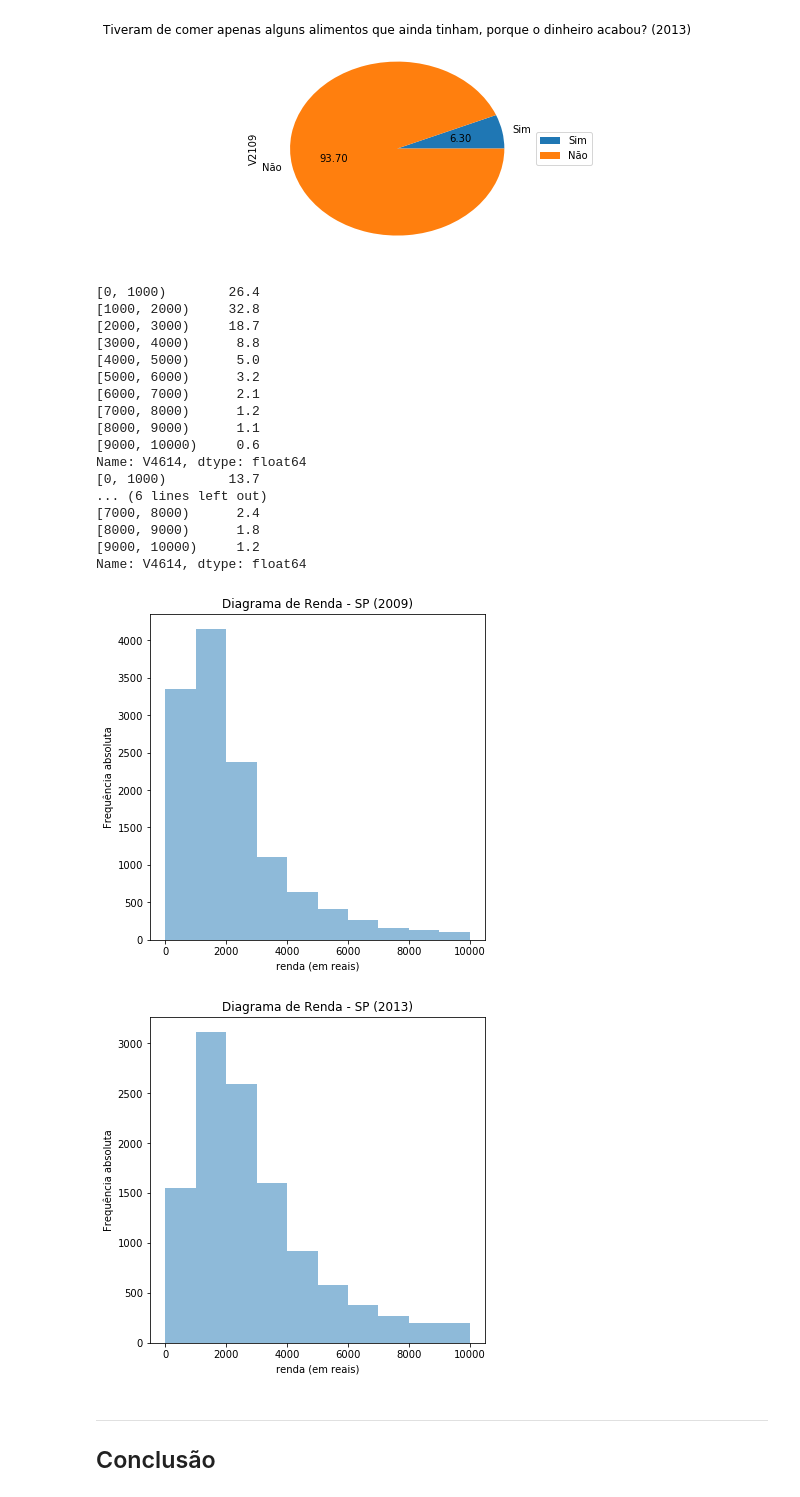
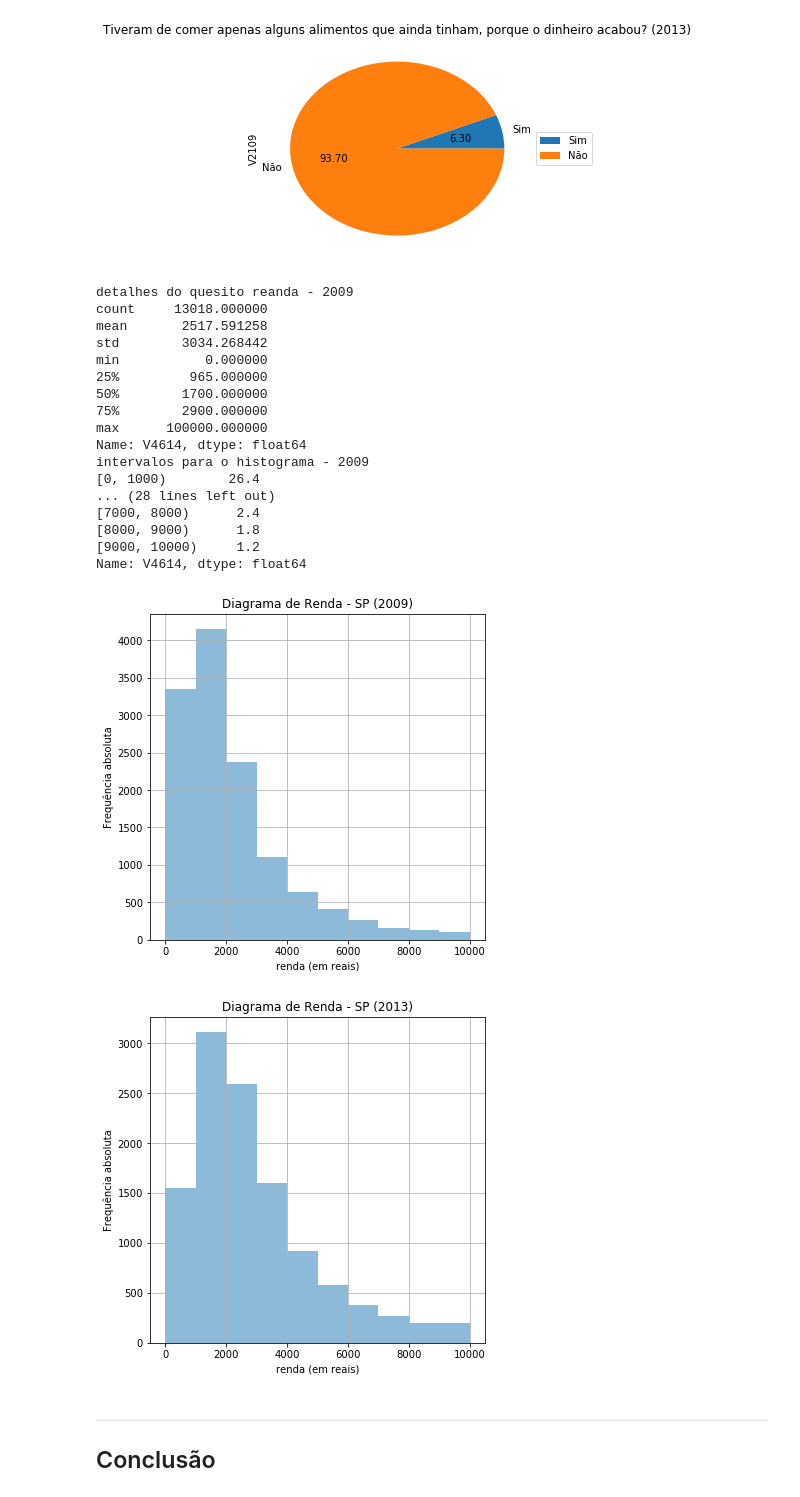
Before and after one commit to DennisZF/Ci-ncia-dos-Dados---2017-2, a Jupyter notebook: Projeto1_Dennis_Zaramelo_2C.ipynb, the cells around one changed output. Drawn from its saved outputs; the diff is of its cells as text; code cells hidden in the pictures.

```diff
--- a/Projeto1_Dennis_Zaramelo_2C.ipynb
+++ b/Projeto1_Dennis_Zaramelo_2C.ipynb
@@ -320,31 +323,35 @@ plt.show()
 [figure]
 # %%
 #análise de renda
-tabsprenda2009.V4614.describe()
+print('detalhes do quesito reanda - 2009')
+print(tabsprenda2009.V4614.describe())
 faixar = arange(0,11000,1000)
 renda2009 = pd.cut(tabsprenda2009.V4614, bins=faixar, right=False)
 barras2009 = (renda2009.value_counts(sort=False, normalize=True)*100).round(decimals=1)
+print('intervalos para o histograma - 2009')
 print(barras2009)
 
-tabsprenda2013.V4614.describe()
+print('detalhes do quesito renda - 2013')
+print(tabsprenda2013.V4614.describe())
 faixar = arange(0,11000,1000)
 renda2013 = pd.cut(tabsprenda2013.V4614, bins=faixar, right=False)
 barras2013 = (renda2013.value_counts(sort=False, normalize=True)*100).round(decimals=1)
+print('intervalos para o histograma - 2013')
 print(barras2013)
 # %% [output]
+detalhes do quesito reanda - 2009
+count     13018.000000
+mean       2517.591258
+std        3034.268442
+min           0.000000
+25%         965.000000
+50%        1700.000000
+75%        2900.000000
+max      100000.000000
+Name: V4614, dtype: float64
+intervalos para o histograma - 2009
 [0, 1000)        26.4
-[1000, 2000)     32.8
-[2000, 3000)     18.7
-[3000, 4000)      8.8
-[4000, 5000)      5.0
-[5000, 6000)      3.2
-[6000, 7000)      2.1
-[7000, 8000)      1.2
-[8000, 9000)      1.1
-[9000, 10000)     0.6
-Name: V4614, dtype: float64
-[0, 1000)        13.7
-... (6 lines left out)
+... (28 lines left out)
 [7000, 8000)      2.4
 [8000, 9000)      1.8
 [9000, 10000)     1.2
@@ -352,17 +359,19 @@ Name: V4614, dtype: float64
 # %%
 #histogramas de renda
 plot = tabsprenda2009.V4614.plot.hist(bins=faixar, title='Diagrama de Renda - SP (2009)', figsize=(6,6), alpha=0.5)
 plt.ylabel('Frequência absoluta')
 plt.xlabel('renda (em reais)')
+plt.grid(True)
 plt.show()
 
 plot = tabsprenda2013.V4614.plot.hist(bins=faixar, title='Diagrama de Renda - SP (2013)', figsize=(6,6), alpha=0.5)
 plt.ylabel('Frequência absoluta')
 plt.xlabel('renda (em reais)')
+plt.grid(True)
 plt.show()
 # %% [output]
-[figure, old version]
+[figure, new version]
-[figure, old version]
+[figure, new version]
 # %% [markdown]
 ___
 ## Conclusão
```
Also changed, not shown: parts of 20 cells of this notebook.
